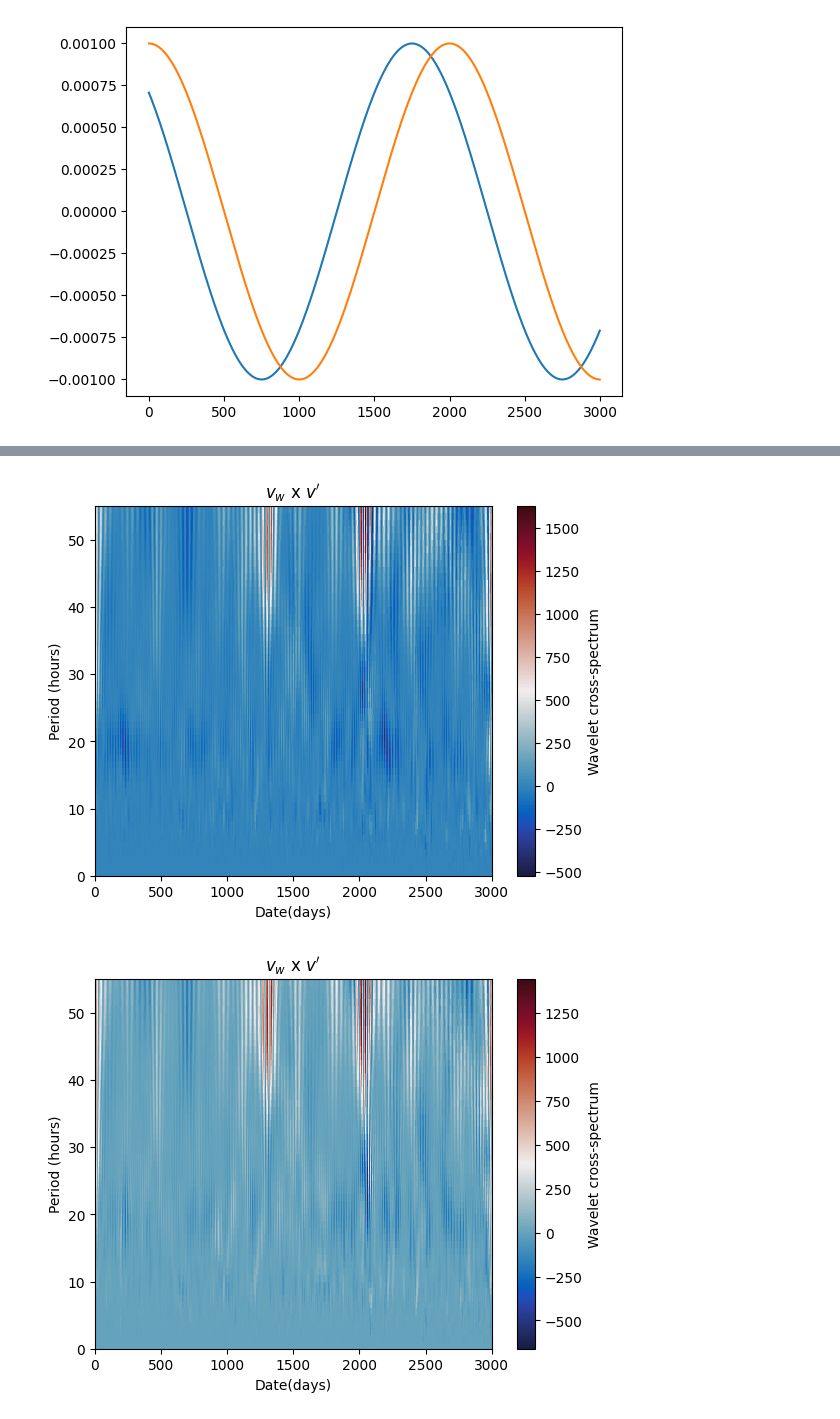
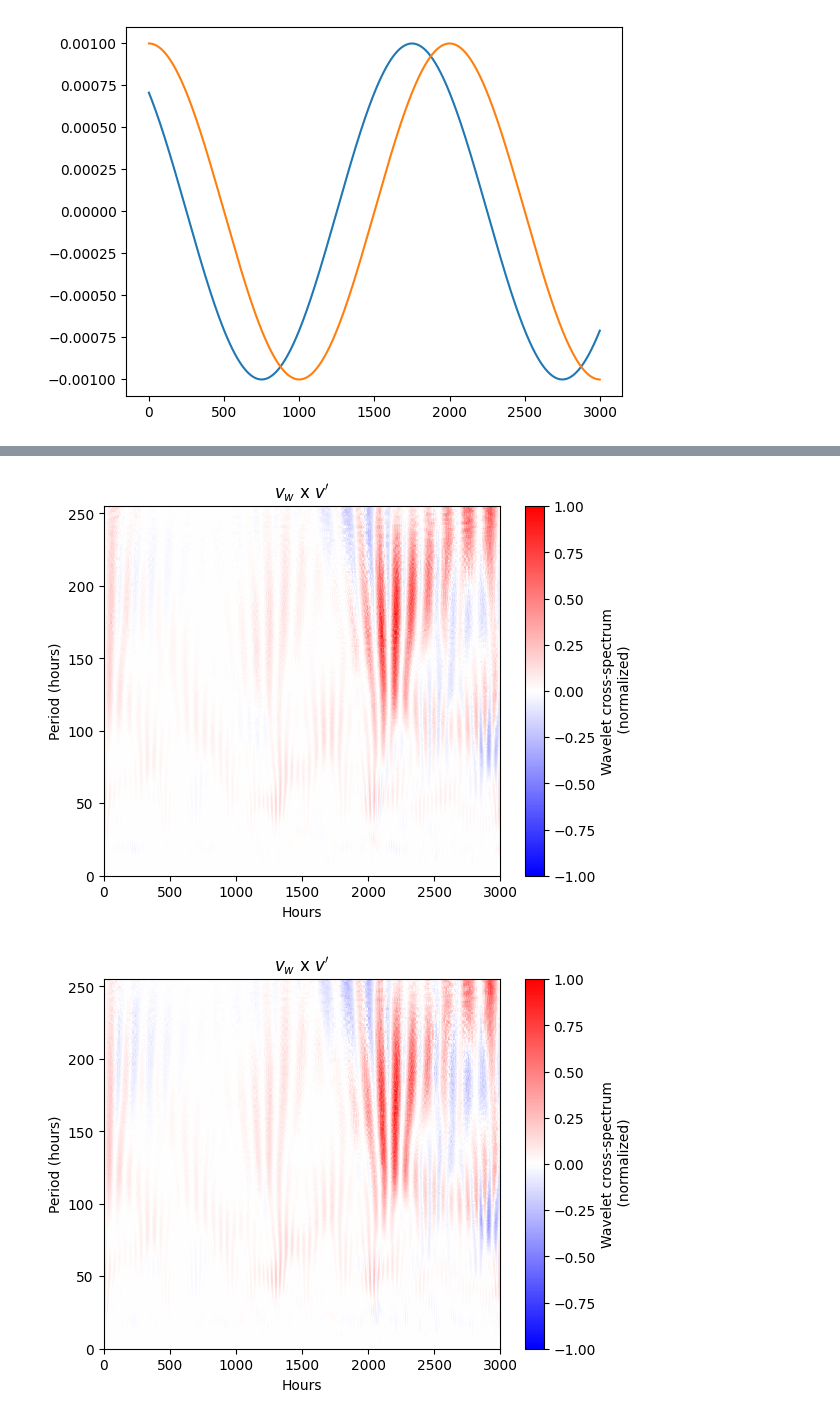
Before and after one commit to pythonistabr/pcce-wavelets, a Jupyter notebook: scripts/wind-and-currents-wavelets-cross-spectrum.ipynb, the cells around one changed output, grey strips where cells are left out. Drawn from its saved outputs; the diff is of its cells as text; code cells hidden in the pictures.

```diff
--- a/scripts/wind-and-currents-wavelets-cross-spectrum.ipynb
+++ b/scripts/wind-and-currents-wavelets-cross-spectrum.ipynb
@@ -84,10 +80,10 @@ time = mdates.datestr2num(dfu.time[0:3000])
 # %%
-r1 = create_white_noise(n=len(cpar),
+r1 = create_white_noise(n=3000,
                         period=1000,
                         amp=0.001,
                         phase=0.25*np.pi)
 
-r2 = create_white_noise(n=len(cpar),
+r2 = create_white_noise(n=3000,
                         period=1000,
                         amp=0.001,
                         phase=0)
@@ -138,35 +135,35 @@ cross_spectrum_cross_shore()
 # %%
 def cross_spectrum_paralel():
-
     for i in [1, 4, 10, 16, 19]:
         # Load data
         ocean_data = dfv.iloc[0:3000,i]
         ocean_data = add_noise(ocean_data, noise=r1)
         wind_data = add_noise(df_wind.wv.iloc[0:3000], noise=r1)
 
         # Define wavelet parameters
         dt = 1 # Time step of 1 hour
-        scales = range(1, 56, 1) # Wavelet scales
+        scales = range(1,256) # Wavelet scales
         wavelet = 'morl' # Mother wavelet function
 
         # Perform wavelet analysis
         coefs_ocean, frequencies_ocean = pywt.cwt(ocean_data, scales, wavelet, dt)
         coefs_wind, frequencies_wind = pywt.cwt(wind_data, scales, wavelet, dt)
 
         # Calculate wavelet cross spectrum
         cross_spectrum = coefs_wind * np.conj(coefs_ocean)
+        cross_spectrum = cross_spectrum/np.nanmax(abs(cross_spectrum))
 
         # Plot wavelet cross spectrum
         fig, ax = plt.subplots()
-        cmap = plt.pcolormesh(np.real(cross_spectrum), cmap=cm.cm.balance)
+        cmap = plt.pcolormesh(np.real(cross_spectrum),vmin=-1, vmax=1, cmap=plt.cm.bwr)
         cbar = plt.colorbar(cmap)
         plt.title('$v_{w}$ x $v\'$')
-        plt.xlabel('Date(days)')
+        plt.xlabel('Hours')
         plt.ylabel('Period (hours)')
-        cbar.set_label('Wavelet cross-spectrum')
+        cbar.set_label('Wavelet cross-spectrum\n (normalized)')
         plt.show()
 
 cross_spectrum_paralel()
 # %% [output]
-[figure, old version]
+[figure, new version]
-[figure, old version]
+[figure, new version]
```
Also changed, not shown: parts of 4 cells of this notebook.
